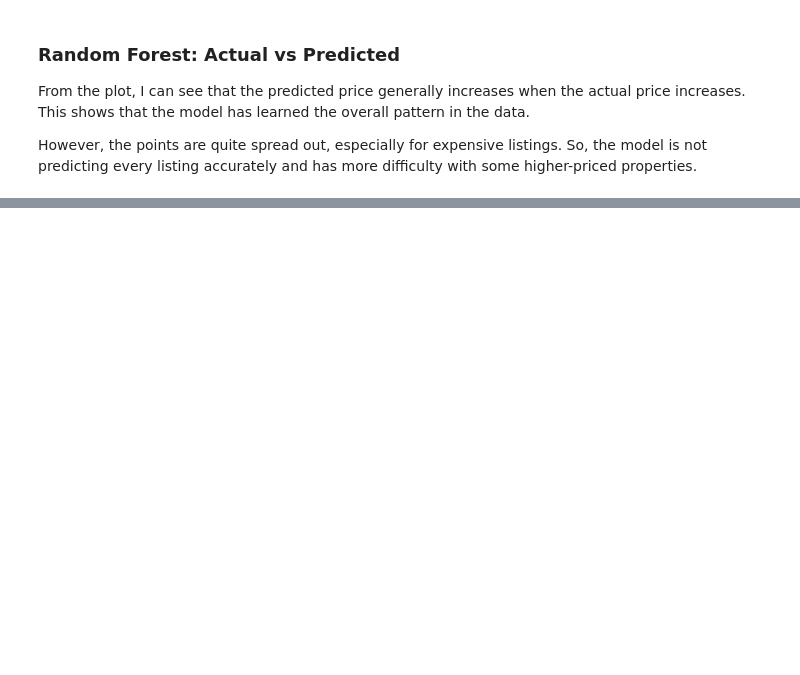
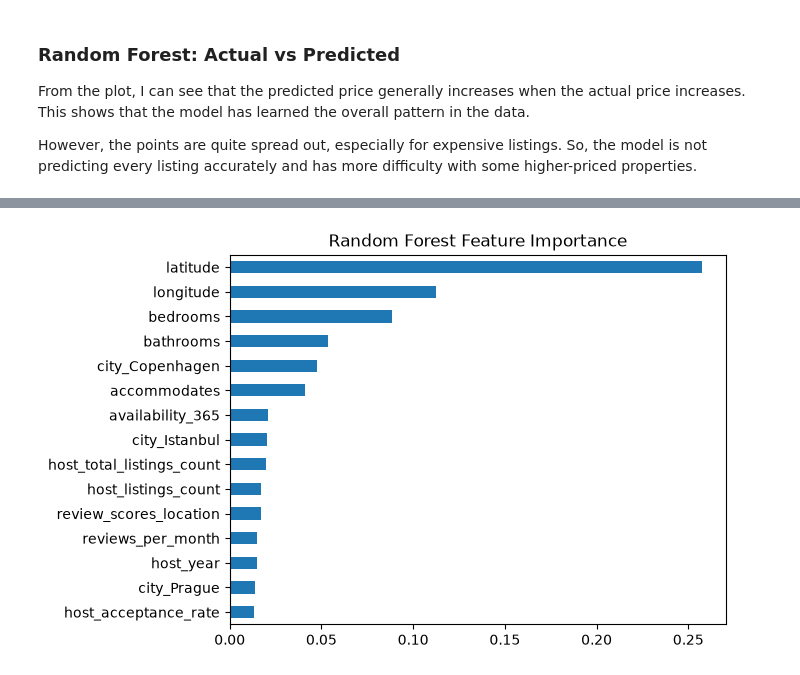
Before and after one commit to adityasaini-devx/Task_03-Unsupervised-Learning, a Jupyter notebook: Task-3.ipynb, the cells around one changed output, grey strips where cells are left out. Cells and saved outputs as stored; diff of their text form; code cells hidden in the pictures; blank space fills up the shorter version.

Commit message:
Complete Ensemble Learning

```diff
--- a/Task-3.ipynb
+++ b/Task-3.ipynb
@@ -929,6 +931,6 @@ I will compare Random Forest, AdaBoost and XGBoost using the same training and t
 # %%
 from sklearn.ensemble import RandomForestRegressor
-rf = RandomForestRegressor(n_estimators=100,random_state=42,n_jobs=-1)
+rf = RandomForestRegressor(n_estimators=200, min_samples_leaf=2, max_features=0.8, random_state=42, n_jobs=-1)
 rf.fit(X_train, y_train)
 rf_pred = rf.predict(X_test)
 # %%
@@ -968,0 +973,5 @@ However, the points are quite spread out, especially for expensive listings. So,
+# %%
+from sklearn.ensemble import AdaBoostRegressor
+ada = AdaBoostRegressor(n_estimators=200, learning_rate=0.03, random_state=42)
+ada.fit(X_train, y_train)
+ada_pred = ada.predict(X_test)
@@ -968,0 +994,4 @@ However, the points are quite spread out, especially for expensive listings. So,
+# %%
+xgb = XGBRegressor(n_estimators=500, learning_rate=0.03, max_depth=6, random_state=42,n_jobs=-1,tree_method="hist")
+xgb.fit(X_train, y_train)
+xgb_pred = xgb.predict(X_test)
@@ -968,0 +1036,7 @@ However, the points are quite spread out, especially for expensive listings. So,
+# %%
+rf_importance = pd.Series(rf.feature_importances_,index=X_train.columns).nlargest(15)
+rf_importance.sort_values().plot(kind="barh")
+plt.title("Random Forest Feature Importance")
+plt.show()
+# %% [output]
+[figure, added]
```
Also changed, not shown: parts of 15 cells of this notebook.
